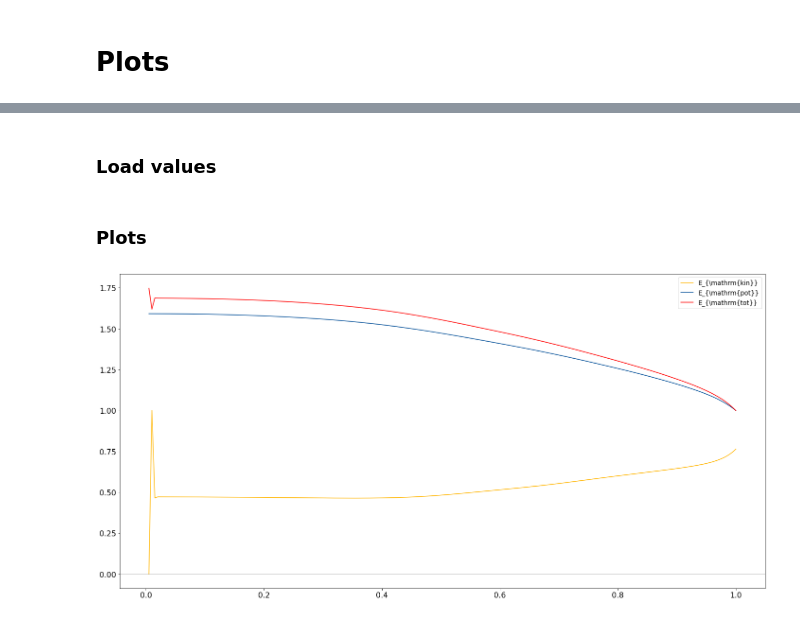
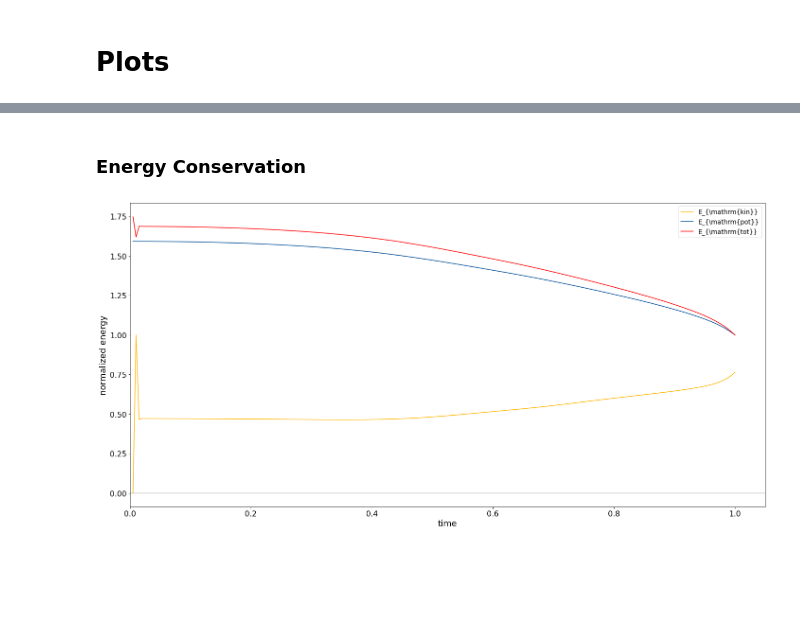
Before and after one commit to marvinfriede/molecular-dynamics, a Jupyter notebook: plots/figures.ipynb, the cells around one changed output, grey strips where cells are left out. Drawn from its saved outputs; the diff is of its cells as text; code cells hidden in the pictures; blank space fills up the shorter version.

```diff
--- a/plots/figures.ipynb
+++ b/plots/figures.ipynb
@@ -123,29 +100,27 @@ def Rsquared(y, yModel, decimals=2):
-# %% [markdown]
-### Load values
+# %% [markdown]
+### Energy Conservation
 # %%
 df = pd.read_csv("../out/energy.csv")
-# %% [markdown]
-### Plots
 # %%
 fig, ax = plt.subplots(1, 1, figsize=(
     fig_width, fig_height))
 
-#ax.plot(df["time"], lr, label=r"LR ($\omega={{{}}}$)".format(omega), c=yellow)
 ax.plot(df["time"], df["e_kin"] / df["e_kin"].max(), ls="-",
         label=r"E_{\mathrm{kin}}", c=yellow)
 ax.plot(df["time"], df["e_pot"] / df["e_pot"].max(), ls="-",
         label=r"E_{\mathrm{pot}}", c=blue)
 ax.plot(df["time"], df["e_tot"] / df["e_tot"].max(), ls="-",
         label=r"E_{\mathrm{tot}}", c="r")
 
-#ax.set_xlabel(r"$r_{12}$")
-#ax.set_xlim(0, 9)
+ax.set_xlabel("time")
+ax.set_ylabel("normalized energy")
+ax.set_xlim(left=0)
 ax.legend(loc="best", fancybox=True, fontsize="small")
 ax.axhline(y=0, c="k", ls="-", lw=0.3)
 
 fig.tight_layout()
 save_plot_as_pgf(fig, "img/energy.pgf")
 save_plot_as_png(fig, "img/energy.png")
 plt.show()
 # %% [output]
-[figure, old version]
+[figure, new version]
```
Also changed, not shown: parts of 4 cells of this notebook, 2 other files.
